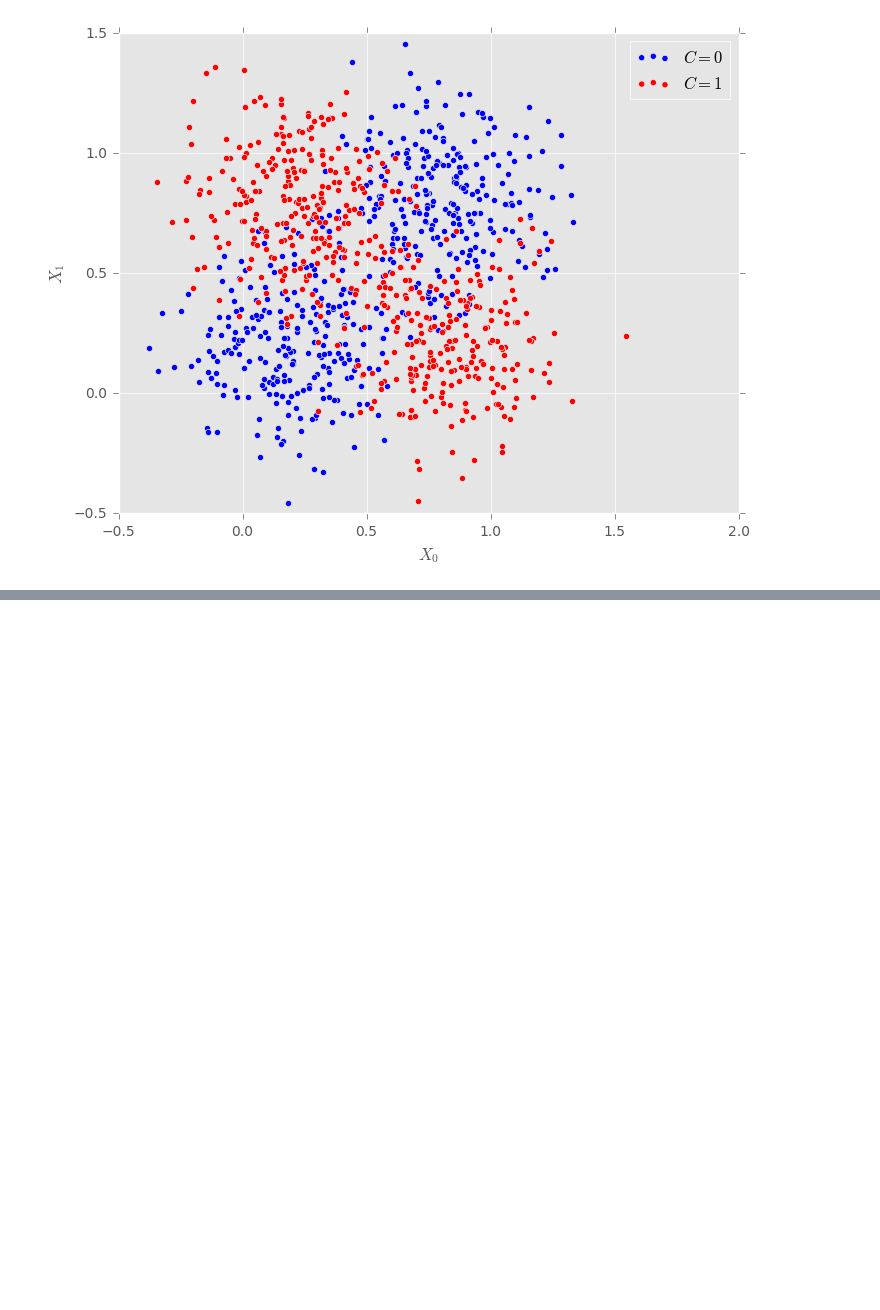
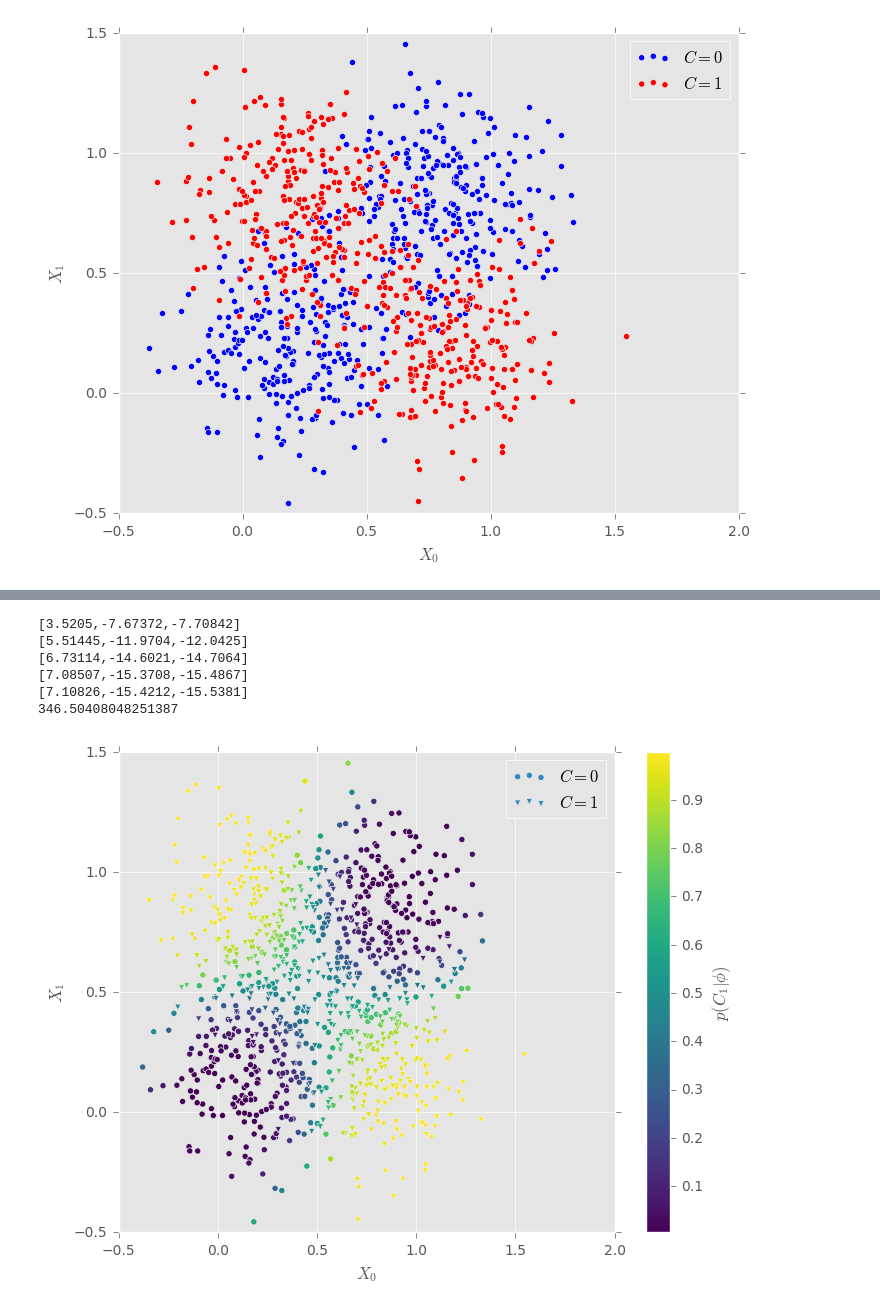
Before and after one commit to Learn2Ln/statistical-machine-learning, a Jupyter notebook: Assignment 3/Assignment 3.ipynb, the cells around one changed output, grey strips where cells are left out. Drawn from its saved outputs; the diff is of its cells as text; code cells hidden in the pictures; blank space fills up the shorter version.

```diff
--- a/Assignment 3/Assignment 3.ipynb
+++ b/Assignment 3/Assignment 3.ipynb
@@ -217,0 +252,25 @@ while loading In[15], in expression starting on line 2
+# %%
+w = [0, 0, 0]
+w = logistic_regression(phi, w, C)
+y = reshape(1. ./ (1+exp(-w' * phi)), N)
+println(cross_entropy(y, C))
+# %% [output]
+[3.5205,-7.67372,-7.70842]
+[5.51445,-11.9704,-12.0425]
+[6.73114,-14.6021,-14.7064]
+[7.08507,-15.3708,-15.4867]
+[7.10826,-15.4212,-15.5381]
+346.50408048251387
+# %%
+y_min, y_max = extrema(y)
+scatter(X[C .== 0, 1], X[C .== 0, 2], c=y[C .== 0], marker="o", cmap=ColorMap("viridis"), vmin=y_min, vmax=y_max, label=L"$C=0$")
+scatter(X[C .== 1, 1], X[C .== 1, 2], c=y[C .== 1], marker="v", cmap=ColorMap("viridis"), vmin=y_min, vmax=y_max, label=L"$C=1$")
+cb = colorbar()
+cb[:set_label](L"$p(C_1|\phi)$")
+legend()
+ylim(-0.5, 1.5)
+xlabel(L"$X_0$")
+ylabel(L"$X_1$")
+savefig("plots/scatter_probs_gauss.png", bbox_inches="tight", dpi=300)
+# %% [output]
+[figure, added]
```
Also changed, not shown: parts of 12 cells of this notebook, 8 other files.
